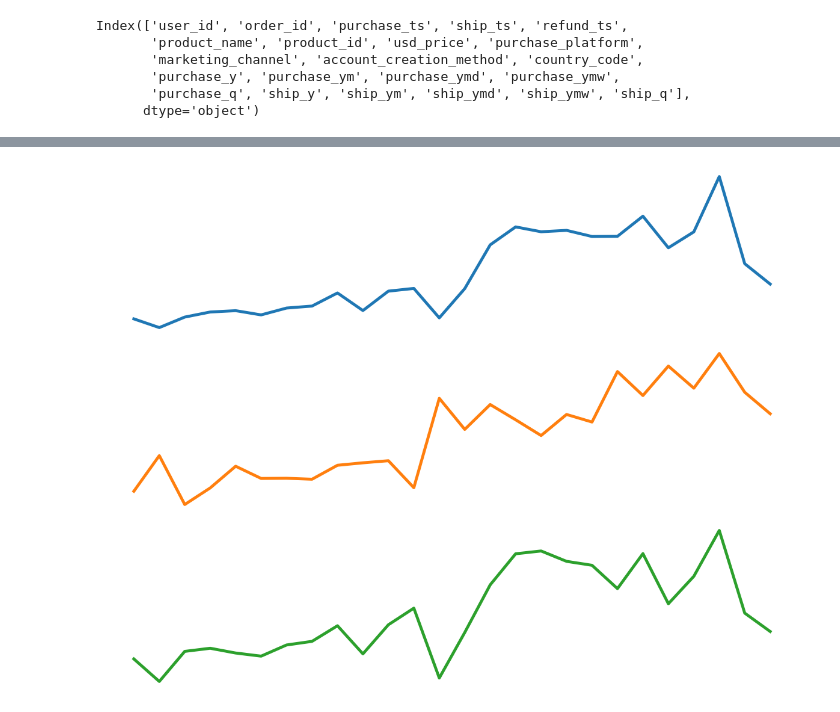
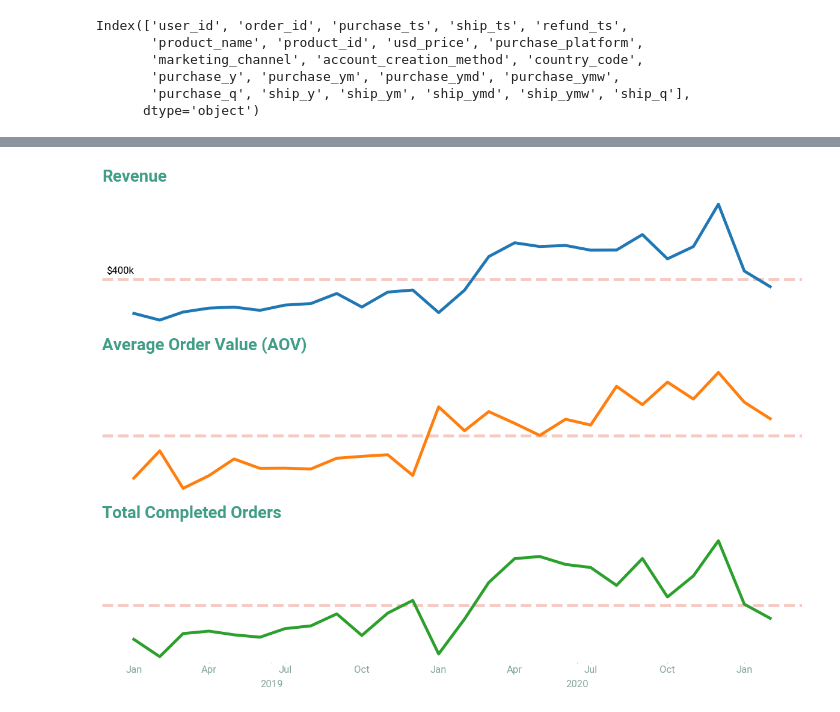
Before and after one commit to mjsluminarias/gamezone-ecommerce, a Jupyter notebook: code_queries/sales.ipynb, the cells around one changed output, grey strips where cells are left out. Drawn from its saved outputs; the diff is of its cells as text; code cells hidden in the pictures.

```diff
--- a/code_queries/sales.ipynb
+++ b/code_queries/sales.ipynb
@@ -182,7 +162,27 @@ fig, ax = plt.subplots(nrows=3, ncols=1, sharex=True, figsize=(12, 9))
 
 # Plot data on each axis
 # ax[0].axhline(y=rev_data_ym["total_revenue"].mean(), color='red', linestyle='--', linewidth=1)
-ax[0].plot(rev_data_ym["purchase_ym"], rev_data_ym["total_revenue"], color='tab:blue', linewidth=3.5)
+ax[0].plot(rev_data_ym["purchase_ym"], rev_data_ym["total_revenue"],
+    color='tab:blue', linewidth=3.5)
+
+ax[0].axhline(y=rev_data_ym["total_revenue"].mean(), color="#f5cac3",
+    linestyle='--', linewidth=3.5, zorder=0)
+
+ax[0].set_title(
+    "Revenue",
+    fontsize=20,
+    fontweight="bold",
+    loc="left",
+    color = "#409d86",
+    pad=20
+)
+
+ax[0].annotate("$400k", xy=(0, rev_data_ym["total_revenue"].mean()),
+    xycoords=("axes fraction", "data"),  # x: 0-1 across the axes, y: data value
+    xytext=(5, 4),                       # 5 pts right, 4 pts above the line
+    textcoords="offset points", ha="left", va="bottom",
+    fontsize=12,)
+
 ax[0].set_ylabel('total_revenue')
 ax[0].spines["top"].set_visible(False)
 ax[0].spines["right"].set_visible(False)
@@ -192,39 +192,77 @@ ax[0].axes.get_xaxis().set_visible(False)
 ax[0].axes.get_yaxis().set_visible(False)
 
 
+
 # ax[1].axhline(y=rev_data_ym["ym_aov"].mean(), color='red', linestyle='--', linewidth=1)
 ax[1].plot(rev_data_ym["purchase_ym"], rev_data_ym["ym_aov"], color='tab:orange', linewidth=3.5)
+ax[1].axhline(y=rev_data_ym["ym_aov"].mean(), color="#f5cac3",
+    linestyle='--', linewidth=3.5, zorder=0)
+
+
 ax[1].set_ylabel('aov')
 ax[1].spines["top"].set_visible(False)
 ax[1].spines["right"].set_visible(False)
 ax[1].spines["left"].set_visible(False)
 ax[1].spines["bottom"].set_visible(False)
 ax[1].axes.get_xaxis().set_visible(False)
 ax[1].axes.get_yaxis().set_visible(False)
 
+ax[1].set_title("Average Order Value (AOV)",
+    fontsize=20, fontweight="bold",
+    loc="left", color = "#409d86", pad=20)
+
 
 # ax[2].axhline(y=rev_data_ym["total_orders"].mean(), color='red', linestyle='--', linewidth=1)
 ax[2].plot(rev_data_ym["purchase_ym"], rev_data_ym["total_orders"], color='tab:green', linewidth=3.5)
+ax[2].axhline(y=rev_data_ym["total_orders"].mean(), color="#f5cac3",
+    linestyle='--', linewidth=3.5, zorder=0)
+
 ax[2].set_ylabel('total_orders')
 ax[2].spines["top"].set_visible(False)
 ax[2].spines["right"].set_visible(False)
 ax[2].spines["left"].set_visible(False)
 ax[2].spines["bottom"].set_visible(False)
-ax[2].axes.get_xaxis().set_visible(False)
+# ax[2].axes.get_xaxis().set_visible(False)
 ax[2].axes.get_yaxis().set_visible(False)
+
+ax[2].set_title(
+    "Total Completed Orders",
+    fontsize=20,
+    fontweight="bold",
+    loc="left",
+    color = "#409d86",
+    pad=20
+)
 
 # Set the x-label on the bottom plot only
 # ax[2].set_xlabel('X Axis')
+
+
+#####
+ax[2].xaxis.set_minor_locator(mdates.MonthLocator(bymonth=[1, 4, 7, 10]))
+ax[2].xaxis.set_minor_formatter(mdates.DateFormatter("%b"))
+
+# years (major ticks), placed mid-year so they don't collide with Jan/Jul
+ax[2].xaxis.set_major_locator(mdates.YearLocator(month=6, day=15))
+ax[2].xaxis.set_major_formatter(mdates.DateFormatter("%Y"))
+
+#params for years
+ax[2].tick_params(axis="x", which="major", pad=20, length=1,
+    colors= "#84a59d")
+# params for months
+ax[2].tick_params(axis="x", which="minor", pad=3, length=1,
+    colors= "#84a59d")
+
 
 
 fig.subplots_adjust(hspace=0)
 # Adjust layout to prevent clipping
 plt.tight_layout()
 
 plt.savefig("../figures/sales/sales.png", transparent=True, dpi=300)
 plt.show()
 # %% [output]
-[figure, old version]
+[figure, new version]
 # %%
 rev_data_ym["total_rev_growth_pct"] = (100.0 * (rev_data_ym["total_revenue"] - rev_data_ym["total_revenue"].shift(1))/rev_data_ym["total_revenue"]).round(1)
 rev_data_ym["total_orders_growth_pct"] = (100.0 * (rev_data_ym["total_orders"] - rev_data_ym["total_orders"].shift(1))/rev_data_ym["total_orders"]).round(1)
```
Also changed, not shown: parts of 15 cells of this notebook, 6 other files.
